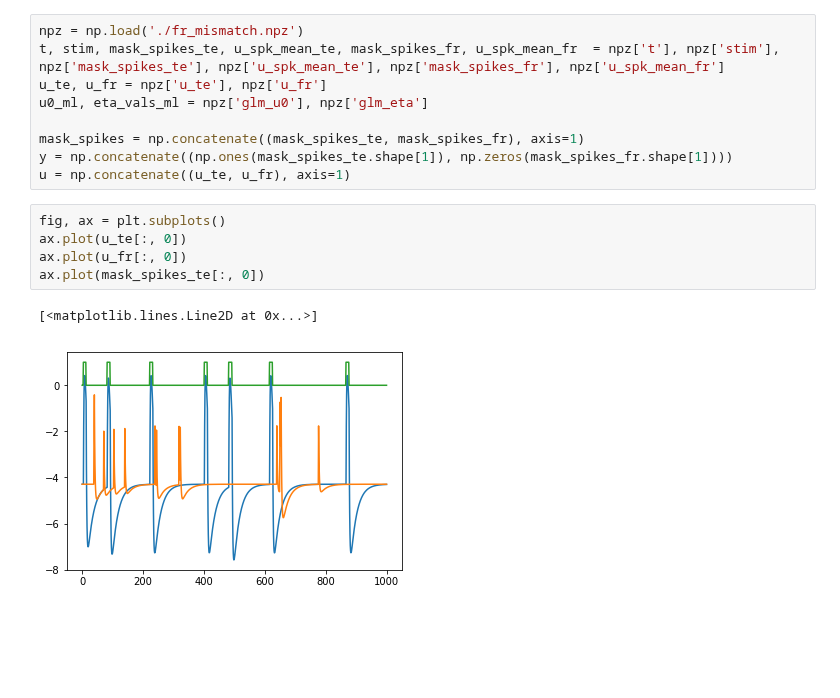
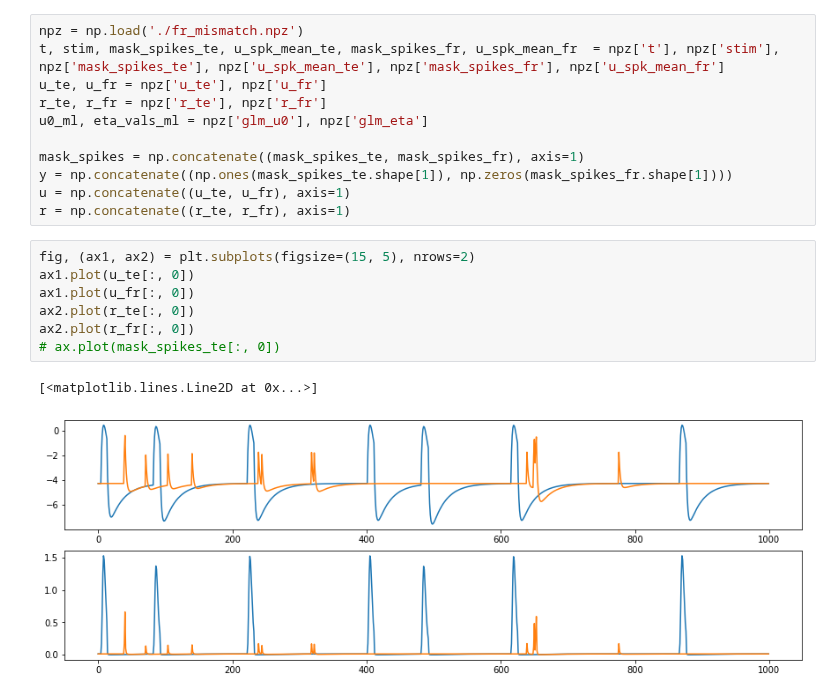
Before and after one commit to diegoarri91/mmd-glm, a Jupyter notebook: examples/wglm.ipynb, the cells around one changed output. Drawn from its saved outputs; the diff is of its cells as text; blank space fills up the shorter version.

```diff
--- a/examples/wglm.ipynb
+++ b/examples/wglm.ipynb
@@ -14,18 +17,22 @@ from kernel.rect import KernelRect
 npz = np.load('./fr_mismatch.npz')
 t, stim, mask_spikes_te, u_spk_mean_te, mask_spikes_fr, u_spk_mean_fr  = npz['t'], npz['stim'], npz['mask_spikes_te'], npz['u_spk_mean_te'], npz['mask_spikes_fr'], npz['u_spk_mean_fr']
 u_te, u_fr = npz['u_te'], npz['u_fr']
+r_te, r_fr = npz['r_te'], npz['r_fr']
 u0_ml, eta_vals_ml = npz['glm_u0'], npz['glm_eta']
 
 mask_spikes = np.concatenate((mask_spikes_te, mask_spikes_fr), axis=1)
 y = np.concatenate((np.ones(mask_spikes_te.shape[1]), np.zeros(mask_spikes_fr.shape[1])))
 u = np.concatenate((u_te, u_fr), axis=1)
+r = np.concatenate((r_te, r_fr), axis=1)
 # %%
-fig, ax = plt.subplots()
-ax.plot(u_te[:, 0])
-ax.plot(u_fr[:, 0])
-ax.plot(mask_spikes_te[:, 0])
+fig, (ax1, ax2) = plt.subplots(figsize=(15, 5), nrows=2)
+ax1.plot(u_te[:, 0])
+ax1.plot(u_fr[:, 0])
+ax2.plot(r_te[:, 0])
+ax2.plot(r_fr[:, 0])
+# ax.plot(mask_spikes_te[:, 0])
 # %% [output]
 [<matplotlib.lines.Line2D at 0x...>]
-[figure, old version]
+[figure, new version]
 # %%
 # tbins = np.array([-512, -256, -128, -64, -32, -16, -8, -4, -2, 0, 2, 4, 8, 16, 32, 64, 128, 256, 512])
```
Also changed, not shown: parts of 4 cells of this notebook, 2 other files.
